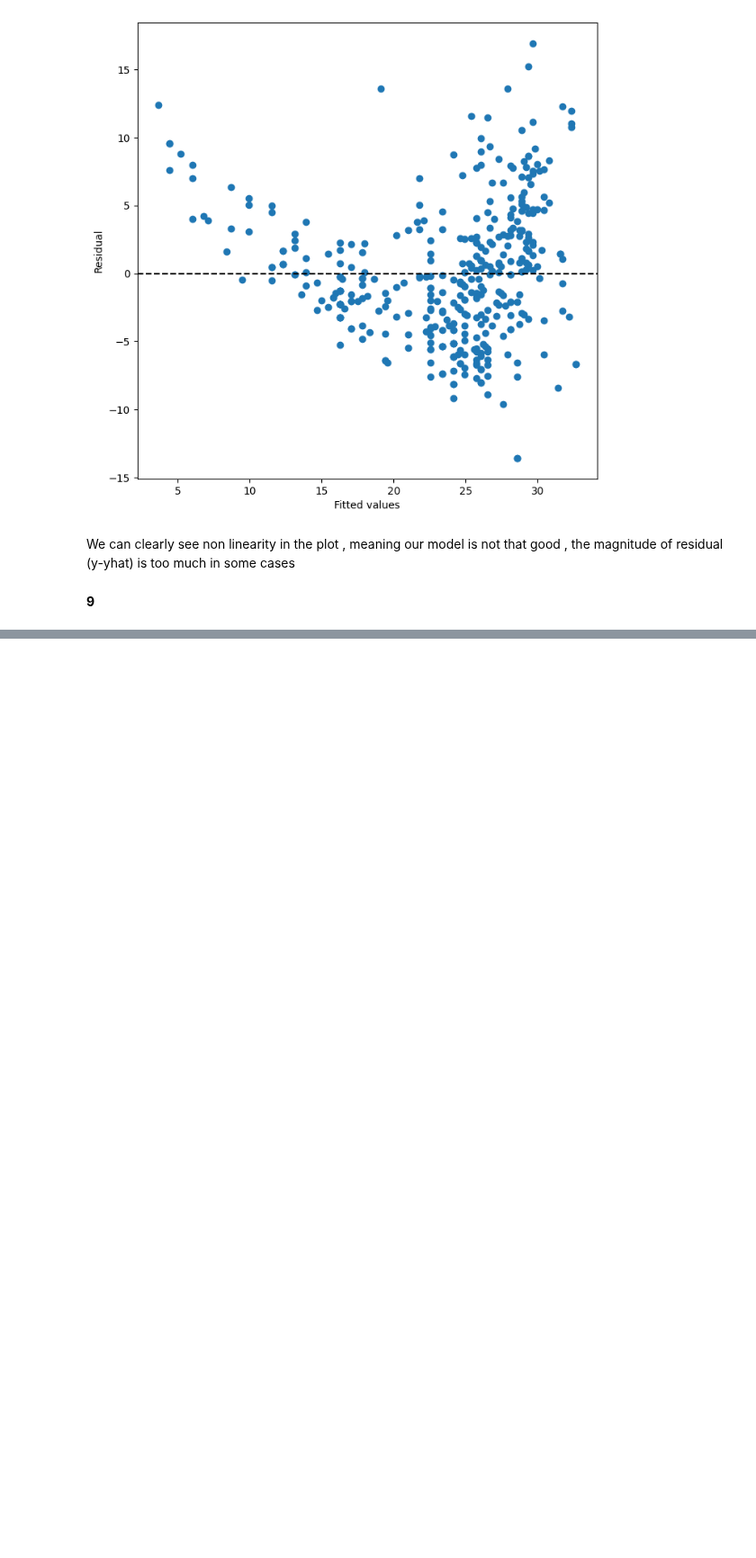
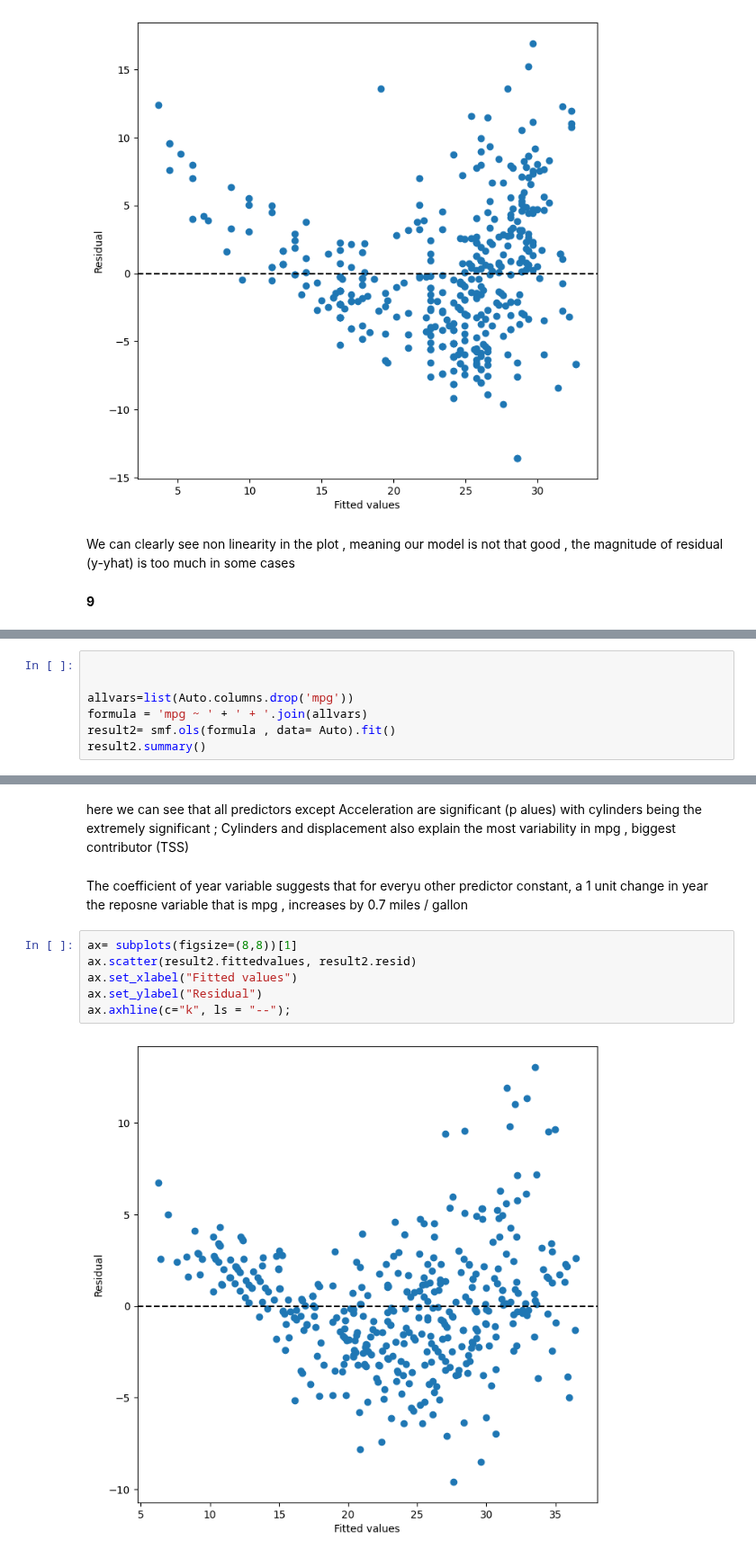
Before and after one commit to PrateekMinhas09/Data-Statistics-and-modeling-w-Python, a Jupyter notebook: Linear Regression Ch3/Applied3.ipynb, the cells around one changed output, grey strips where cells are left out. Shown at 90% size. Drawn from its saved outputs; the diff is of its cells as text; blank space fills up the shorter version.

```diff
--- a/Linear Regression Ch3/Applied3.ipynb
+++ b/Linear Regression Ch3/Applied3.ipynb
@@ -99,0 +123,7 @@ We can clearly see non linearity in the plot , meaning our model is not that goo
+# %%
+
+
+allvars=list(Auto.columns.drop('mpg'))
+formula = 'mpg ~ ' + ' + '.join(allvars)
+result2= smf.ols(formula , data= Auto).fit()
+result2.summary()
@@ -99,0 +172,12 @@ We can clearly see non linearity in the plot , meaning our model is not that goo
+# %% [markdown]
+here we can see that all predictors except Acceleration are significant (p alues) with cylinders being the extremely significant ; Cylinders and displacement also explain the most variability in mpg , biggest contributor (TSS)
+# %% [markdown]
+The coefficient of year variable suggests that for everyu other predictor constant, a 1 unit change in year the reposne variable that is mpg , increases by 0.7 miles / gallon
+# %%
+ax= subplots(figsize=(8,8))[1]
+ax.scatter(result2.fittedvalues, result2.resid)
+ax.set_xlabel("Fitted values")
+ax.set_ylabel("Residual")
+ax.axhline(c="k", ls = "--");
+# %% [output]
+[figure, added]
```
Also changed, not shown: parts of 11 cells of this notebook, 1 other file.
